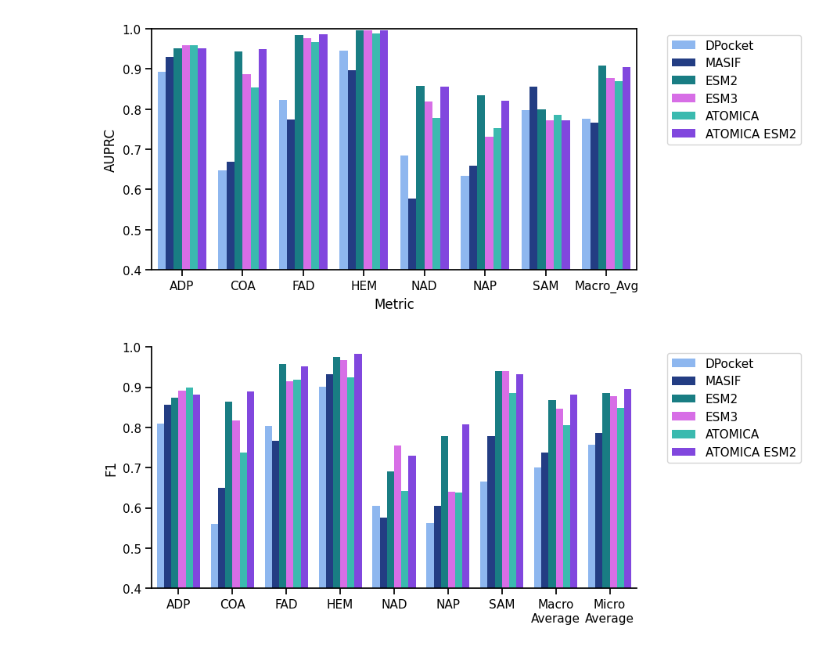
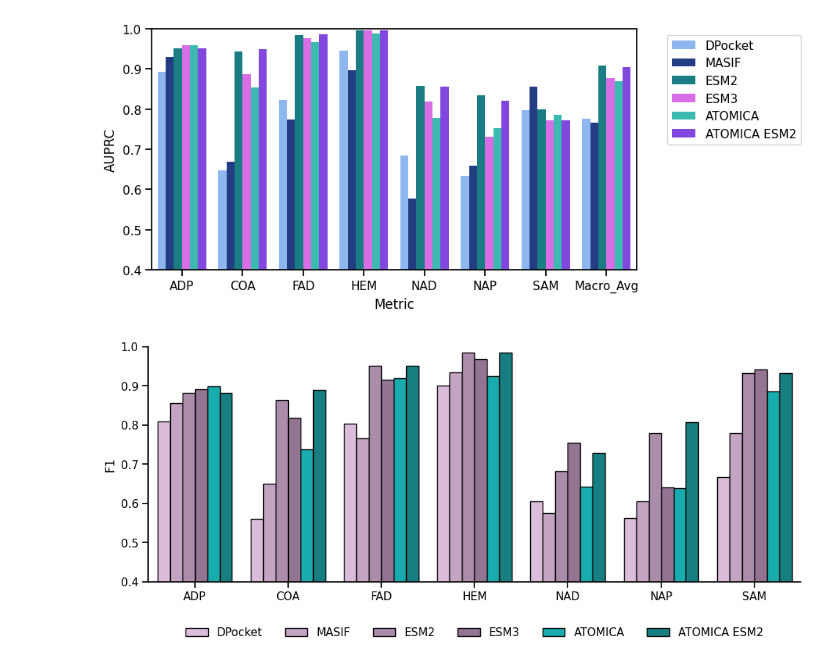
Before and after one commit to mims-harvard/ATOMICA, a Jupyter notebook: case_studies/masif_ligand_benchmark/analyse_dataset.ipynb, the cells around one changed output. Cells and saved outputs as stored; diff of their text form; code cells hidden in the pictures.

Commit message:
Updated plotting

```diff
--- a/case_studies/masif_ligand_benchmark/analyse_dataset.ipynb
+++ b/case_studies/masif_ligand_benchmark/analyse_dataset.ipynb
@@ -34,7 +34,9 @@ PDB_DIR = "/n/holylfs06/LABS/mzitnik_lab/Lab/afang/ATOMICA/baselines/MASIF/00b-p
 ATOMICA_DATA_DIR = "/n/holylfs06/LABS/mzitnik_lab/Lab/afang/ATOMICA/baselines/atomica_ligand/"
 
 sns.set_context("notebook")
-custom_colors = ['#7B2EF7', '#26CFC0', '#E65AFA', '#078C95', '#133693', '#7EB4FF']
+baseline_color = '#B0B0B0'
+atomica_color = '#00C4C7'
+ensemble_color = '#059094'
 # %% [output]
 The autoreload extension is already loaded. To reload it, use:
   %reload_ext autoreload
@@ -517,12 +549,12 @@ Could try ensembling ESM2 with ATOMICA and see if it improves performance.
 # %%
 esm2_results = []
 
-ESM2_MODEL_DIR = "/n/netscratch/mzitnik_lab/Lab/afang/ATOMICA/baselines/masif_benchmark/esm2"
-for dist_th in range(5, 11):
+ESM2_MODEL_DIR = "/n/holylfs06/LABS/mzitnik_lab/Lab/afang/ATOMICA/baselines/MASIF/models/esm2"
+for dist_th in range(5, 13):
     for seed in range(0, 3):
         data_file = f"/n/holylfs06/LABS/mzitnik_lab/Lab/afang/ATOMICA/baselines/atomica_ligand/esm2_embeddings/masif_ligand_pdbs_{dist_th}A_pocket_only_test_esm2.parquet"
         data_df = pd.read_parquet(data_file)
-        pred_file = f"{ESM2_MODEL_DIR}/esm2_mlp_dist{dist_th}_finaldim32/{seed}/test_predictions.json"
+        pred_file = f"{ESM2_MODEL_DIR}/esm2_mlp_dist{dist_th}_finaldim32/seed{seed}/test_predictions.json"
         if not os.path.exists(pred_file):
             print(f"No predictions for {dist_th}A and seed {seed}")
             continue
@@ -555,12 +587,12 @@ esm2_results_df_agg['pred_accuracy'].mean()
 # %%
 esm3_results = []
 
-ESM3_MODEL_DIR = "/n/netscratch/mzitnik_lab/Lab/afang/ATOMICA/baselines/masif_benchmark/esm3"
+ESM3_MODEL_DIR = "/n/holylfs06/LABS/mzitnik_lab/Lab/afang/ATOMICA/baselines/MASIF/models/esm3"
 for dist_th in range(5, 13):
     for seed in range(0, 3):
         data_file = f"/n/holylfs06/LABS/mzitnik_lab/Lab/afang/ATOMICA/baselines/atomica_ligand/esm3_embeddings/masif_ligand_pdbs_{dist_th}A_pocket_only_test_esm3.parquet"
         data_df = pd.read_parquet(data_file)
-        pred_file = f"{ESM3_MODEL_DIR}/esm3_mlp_dist{dist_th}_finaldim32/{seed}/test_predictions.json"
+        pred_file = f"{ESM3_MODEL_DIR}/esm3_mlp_dist{dist_th}_finaldim32/seed{seed}/test_predictions.json"
         if not os.path.exists(pred_file):
             print(f"No predictions for {dist_th}A and seed {seed}")
             continue
@@ -638,7 +670,7 @@ for dist_th in range(5, 13):
     for seed in range(0, 3):
         data_file = f"/n/holylfs06/LABS/mzitnik_lab/Lab/afang/ATOMICA/baselines/atomica_ligand/atomica_esm3_embeddings/masif_ligand_pdbs_{dist_th}A_pocket_only_test_atomica_esm3_seed{seed}.parquet"
         data_df = pd.read_parquet(data_file)
-        pred_file = f"{ESM3_MODEL_DIR}/atomica_esm3_mlp_dist{dist_th}_finaldim32_no_layernorm/{seed}/test_predictions.json"
+        pred_file = f"{ESM3_MODEL_DIR}/atomica_esm3_mlp_dist{dist_th}_finaldim32_no_layernorm_no_l2/{seed}/test_predictions.json"
         if not os.path.exists(pred_file):
             print(f"No predictions for {dist_th}A and seed {seed}")
             continue
@@ -915,16 +947,26 @@ plt.legend(bbox_to_anchor=(1.05, 1), loc='upper left')
 <matplotlib.legend.Legend at 0x...>
 [figure]
 # %%
-plot_df = metrics_table_df[metrics_table_df['Metric'].str.endswith('F1')]
-fig, ax = plt.subplots(figsize=(8, 4))
-sns.barplot(data=plot_df, x='Metric', y='Value', hue='Model', ax=ax, palette=custom_colors[::-1])
+plot_df = metrics_table_df[metrics_table_df['Metric'].str.endswith('F1') & ~metrics_table_df['Metric'].str.contains('Avg')]
+fig, ax = plt.subplots(figsize=(10, 4.5))
+sns.barplot(data=plot_df, x='Metric', y='Value', hue='Model', ax=ax,
+    palette=[
+        '#E0B8E0', '#C8A0C8', '#B088B0', '#987098', atomica_color, ensemble_color
+    ])
 sns.despine()
 ax.set_ylim(0.4, 1.0)
 ax.set_xticklabels(plot_df['Metric'].str.replace('_F1', '').replace('Macro_Avg', 'Macro\nAverage').replace('Micro_Avg', 'Micro\nAverage'))
 ax.set_ylabel('F1')
 ax.set_xlabel('')
-plt.legend(bbox_to_anchor=(1.05, 1), loc='upper left')
-plt.savefig('masif_ligand_benchmark_f1.svg', format='svg')
+
+# Add black outlines to all bars
+for patch in ax.patches:
+    patch.set_edgecolor('black')
+    patch.set_linewidth(1)
+
+plt.legend(bbox_to_anchor=(0.5, -0.15), loc='upper center', ncol=6, frameon=False)
+plt.tight_layout()
+plt.savefig('masif_ligand_benchmark_f1.svg', format='svg', bbox_inches='tight')
 plt.show()
 # %% [output]
-[figure, old version]
+[figure, new version]
```
Also changed, not shown: parts of 4 cells of this notebook, 3 other files.
